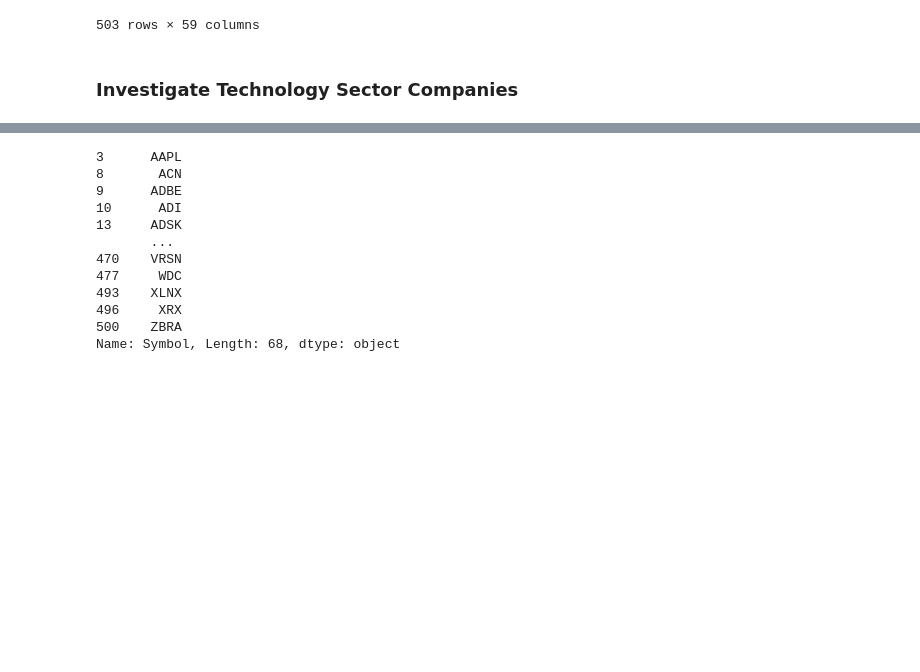
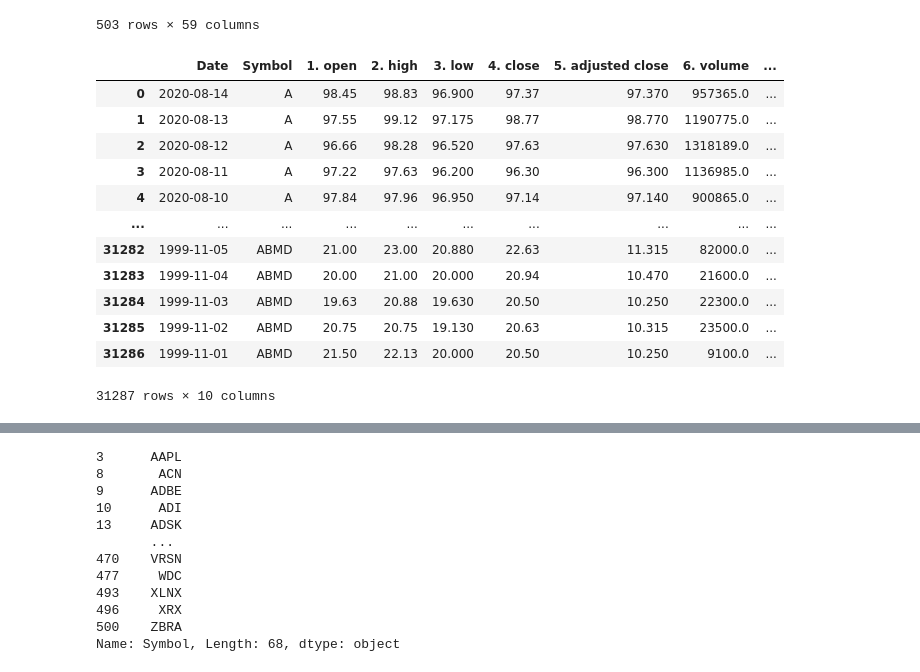
Before and after one commit to ooisiang/stock-analysis, a Jupyter notebook: stock_analysis.ipynb, the cells around one changed output, grey strips where cells are left out. Drawn from its saved outputs; the diff is of its cells as text; code cells hidden in the pictures; blank space fills up the shorter version.

```diff
--- a/stock_analysis.ipynb
+++ b/stock_analysis.ipynb
@@ -941,18 +941,19 @@ dtype: bool
 # %%
 def load_existing_data(database_filepath):
     """
-    This functions aims to load and return the FinancialStatementTable and CompanyProfileTable saved in the database
-    given in database_filepath as 2 separate dataframes. If the given database or the tables do not exist,
-    this function will return empty dataframes.
+    This functions aims to load and return the FinancialStatementTable, CompanyProfileTable and StockPricesTable saved
+    in the database given in database_filepath as 2 separate dataframes. If the given database or the tables do not
+    exist, this function will return empty dataframes.
 
-    :param database_filepath: file path with the name of the sql database to access
+    :param database_filepath: file path with the name of the sql database to access.
     :type database_filepath: str
-    :return: FinancialStatementsTable and CompanyProfile as dataframes, empty dataframes if they do not exist
+    :return: FinancialStatementsTable, CompanyProfileTable and StockPricesTable as dataframes,
+    empty dataframes if they do not exist.
     :rtype: pd.DataFrame
     """
     df_financial_statements = pd.DataFrame()
     df_profile = pd.DataFrame()
-
+    df_stock_prices = pd.DataFrame()
 
     try:
         engine = create_engine('sqlite:///{}'.format(database_filepath))
@@ -969,9 +970,14 @@ def load_existing_data(database_filepath):
     except:
         print('    CompanyProfileTable does not exist in CompanyData.db')
 
-    return df_financial_statements, df_profile
+    try:
+        df_stock_prices = pd.read_sql_table('StockPricesTable', engine)
+    except:
+        print('    StockPricesTable does not exist in CompanyData.db')
+
+    return df_financial_statements, df_profile, df_stock_prices
 # %%
-financial_statements, profile = load_existing_data('./data/CompanyData.db')
+financial_statements, profile, stock_prices = load_existing_data('./data/CompanyData.db')
 # %%
 financial_statements
 # %% [output]
@@ -1004,5 +1010,19 @@ profile
 | 501 | ZION | Common Stock | Zions Bancorporation, National As... | Zions Bancorporation, National As... | NASDAQ | USD | USA | Financial Services | BanksRegional | One South Main Street, Salt Lake ... | ... |
 | 502 | ZTS | Common Stock | Zoetis Inc | Zoetis Inc. discovers, develops, ... | NYSE | USD | USA | Healthcare | Drug ManufacturersSpecialty & Gen... | 10 Sylvan Way, Parsippany, NJ, Un... | ... |
 503 rows × 59 columns
-# %% [markdown]
-### Investigate Technology Sector Companies
+# %%
+stock_prices
+# %% [output]
+|  | Date | Symbol | 1. open | 2. high | 3. low | 4. close | 5. adjusted close | 6. volume | ... |
+| 0 | 2020-08-14 | A | 98.45 | 98.83 | 96.900 | 97.37 | 97.370 | 957365.0 | ... |
+| 1 | 2020-08-13 | A | 97.55 | 99.12 | 97.175 | 98.77 | 98.770 | 1190775.0 | ... |
+| 2 | 2020-08-12 | A | 96.66 | 98.28 | 96.520 | 97.63 | 97.630 | 1318189.0 | ... |
+| 3 | 2020-08-11 | A | 97.22 | 97.63 | 96.200 | 96.30 | 96.300 | 1136985.0 | ... |
+| 4 | 2020-08-10 | A | 97.84 | 97.96 | 96.950 | 97.14 | 97.140 | 900865.0 | ... |
+| ... | ... | ... | ... | ... | ... | ... | ... | ... | ... |
+| 31282 | 1999-11-05 | ABMD | 21.00 | 23.00 | 20.880 | 22.63 | 11.315 | 82000.0 | ... |
+| 31283 | 1999-11-04 | ABMD | 20.00 | 21.00 | 20.000 | 20.94 | 10.470 | 21600.0 | ... |
+| 31284 | 1999-11-03 | ABMD | 19.63 | 20.88 | 19.630 | 20.50 | 10.250 | 22300.0 | ... |
+| 31285 | 1999-11-02 | ABMD | 20.75 | 20.75 | 19.130 | 20.63 | 10.315 | 23500.0 | ... |
+| 31286 | 1999-11-01 | ABMD | 21.50 | 22.13 | 20.000 | 20.50 | 10.250 | 9100.0 | ... |
+31287 rows × 10 columns
```
Also changed, not shown: parts of 7 cells of this notebook, 1 other file.
